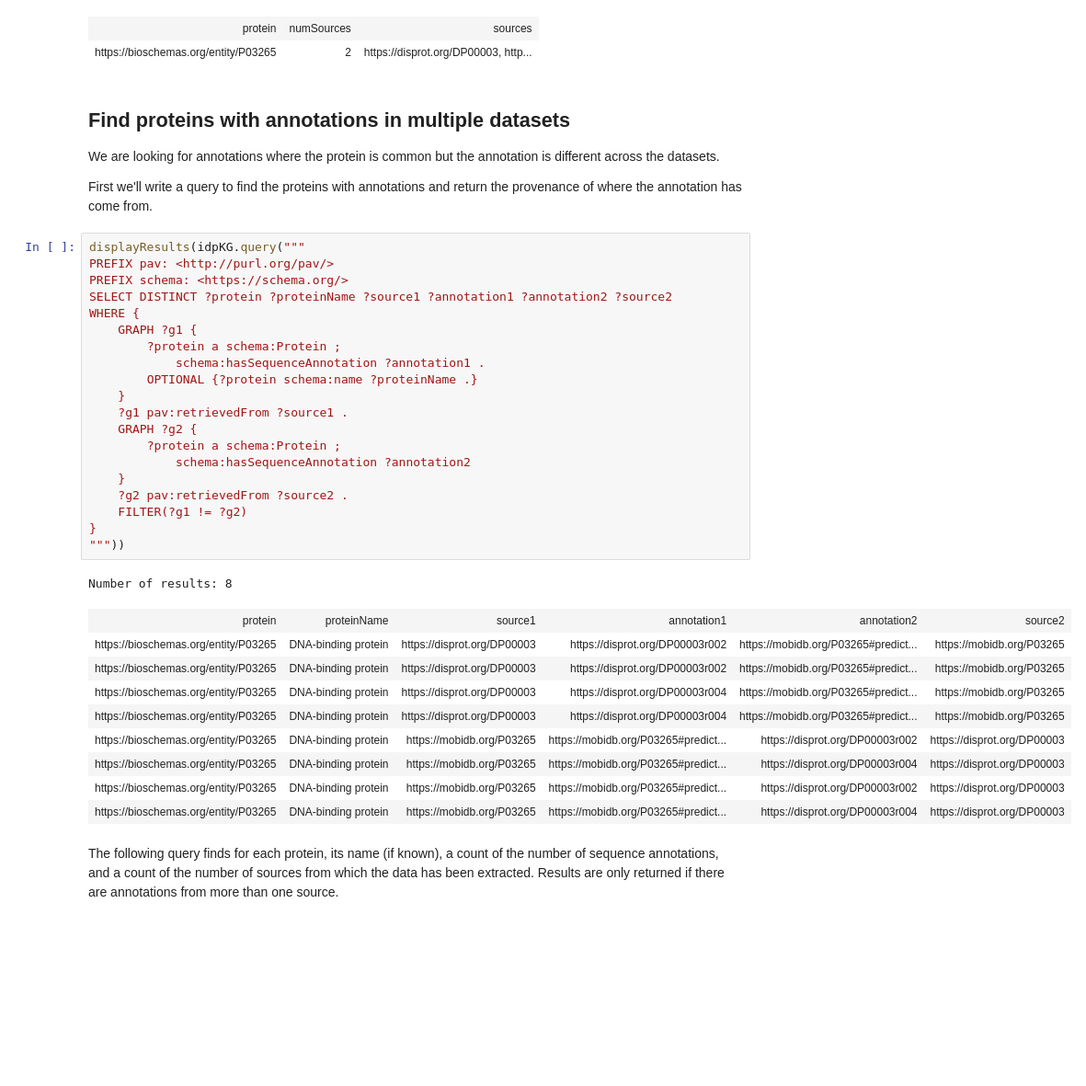
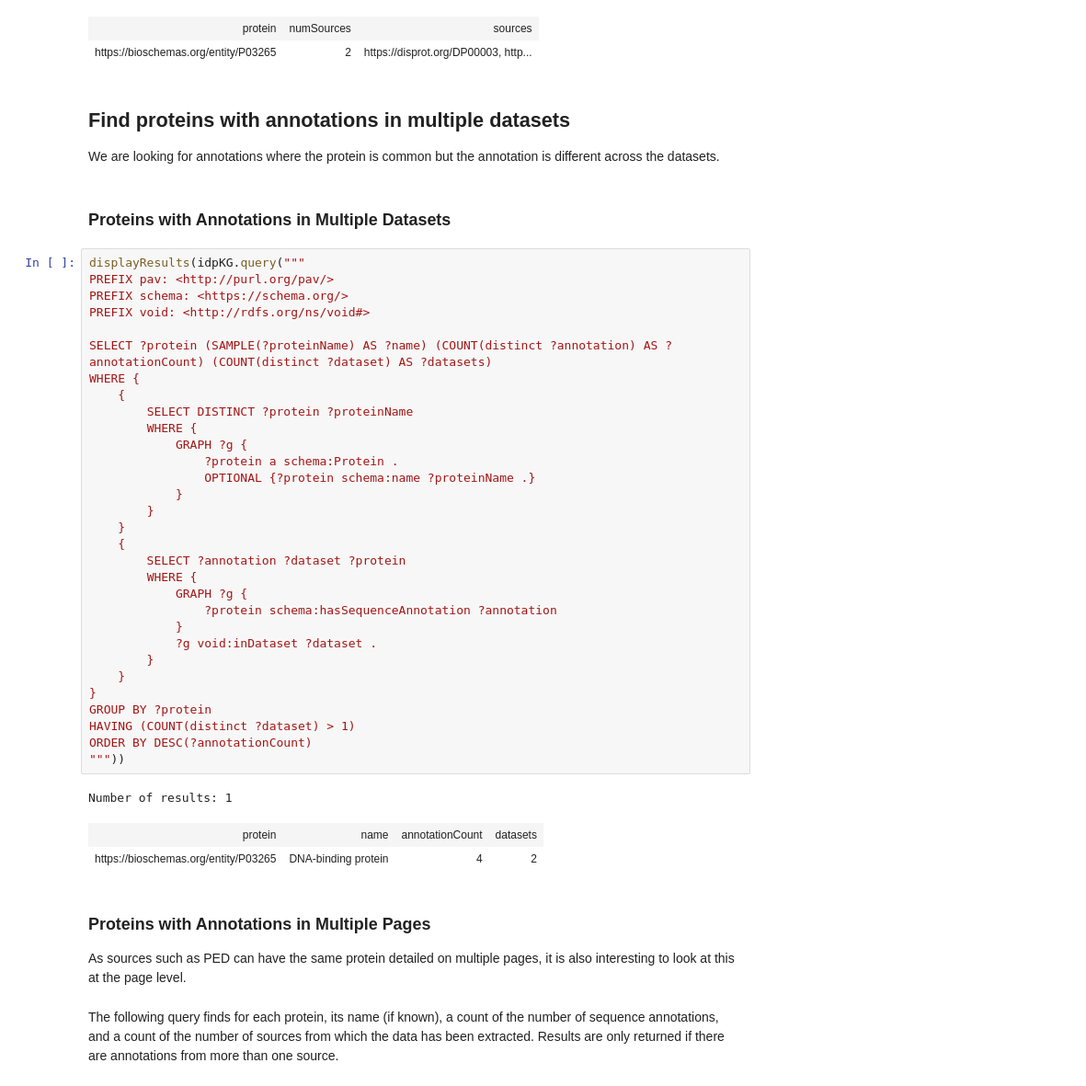
Before and after one commit to ivanmicetic/IDP-KG, a Jupyter notebook: notebooks/AnalysisQueries.ipynb, the cells around one changed output. Shown at 92% size. Saved outputs shown, nothing was run; the diff lists cells and outputs as text; blank space fills up the shorter version.

Commit message:
Updated proteins with multiple annotations

```diff
--- a/notebooks/AnalysisQueries.ipynb
+++ b/notebooks/AnalysisQueries.ipynb
@@ -587,39 +587,47 @@ Number of results: 1
 ## Find proteins with annotations in multiple datasets
 
 We are looking for annotations where the protein is common but the annotation is different across the datasets.
-
-First we'll write a query to find the proteins with annotations and return the provenance of where the annotation has come from.
+# %% [markdown]
+### Proteins with Annotations in Multiple Datasets
 # %%
 displayResults(idpKG.query("""
 PREFIX pav: <http://purl.org/pav/>
 PREFIX schema: <https://schema.org/>
-SELECT DISTINCT ?protein ?proteinName ?source1 ?annotation1 ?annotation2 ?source2
+PREFIX void: <http://rdfs.org/ns/void#>
+
+SELECT ?protein (SAMPLE(?proteinName) AS ?name) (COUNT(distinct ?annotation) AS ?annotationCount) (COUNT(distinct ?dataset) AS ?datasets)
 WHERE {
-    GRAPH ?g1 {
-        ?protein a schema:Protein ;
-            schema:hasSequenceAnnotation ?annotation1 .
-        OPTIONAL {?protein schema:name ?proteinName .}
+    {
+        SELECT DISTINCT ?protein ?proteinName
+        WHERE {
+		    GRAPH ?g {
+        		?protein a schema:Protein .
+		        OPTIONAL {?protein schema:name ?proteinName .}
+		    }
+        }
     }
-    ?g1 pav:retrievedFrom ?source1 .
-    GRAPH ?g2 {
-        ?protein a schema:Protein ;
-            schema:hasSequenceAnnotation ?annotation2
+    {
+	    SELECT ?annotation ?dataset ?protein
+    	WHERE {
+        	GRAPH ?g {
+            	?protein schema:hasSequenceAnnotation ?annotation
+	        }
+    	    ?g void:inDataset ?dataset .
+	    }
     }
-    ?g2 pav:retrievedFrom ?source2 .
-    FILTER(?g1 != ?g2)
 }
+GROUP BY ?protein
+HAVING (COUNT(distinct ?dataset) > 1)
+ORDER BY DESC(?annotationCount)
 """))
 # %% [output]
-Number of results: 8
+Number of results: 1
-| protein | proteinName | source1 | annotation1 | annotation2 | source2 |
-| https://bioschemas.org/entity/P03265 | DNA-binding protein | https://disprot.org/DP00003 | https://disprot.org/DP00003r002 | https://mobidb.org/P03265#predict... | https://mobidb.org/P03265 |
-| https://bioschemas.org/entity/P03265 | DNA-binding protein | https://disprot.org/DP00003 | https://disprot.org/DP00003r002 | https://mobidb.org/P03265#predict... | https://mobidb.org/P03265 |
-| https://bioschemas.org/entity/P03265 | DNA-binding protein | https://disprot.org/DP00003 | https://disprot.org/DP00003r004 | https://mobidb.org/P03265#predict... | https://mobidb.org/P03265 |
-| https://bioschemas.org/entity/P03265 | DNA-binding protein | https://disprot.org/DP00003 | https://disprot.org/DP00003r004 | https://mobidb.org/P03265#predict... | https://mobidb.org/P03265 |
-| https://bioschemas.org/entity/P03265 | DNA-binding protein | https://mobidb.org/P03265 | https://mobidb.org/P03265#predict... | https://disprot.org/DP00003r002 | https://disprot.org/DP00003 |
-| https://bioschemas.org/entity/P03265 | DNA-binding protein | https://mobidb.org/P03265 | https://mobidb.org/P03265#predict... | https://disprot.org/DP00003r004 | https://disprot.org/DP00003 |
-| https://bioschemas.org/entity/P03265 | DNA-binding protein | https://mobidb.org/P03265 | https://mobidb.org/P03265#predict... | https://disprot.org/DP00003r002 | https://disprot.org/DP00003 |
-| https://bioschemas.org/entity/P03265 | DNA-binding protein | https://mobidb.org/P03265 | https://mobidb.org/P03265#predict... | https://disprot.org/DP00003r004 | https://disprot.org/DP00003 |
+| protein | name | annotationCount | datasets |
+| https://bioschemas.org/entity/P03265 | DNA-binding protein | 4 | 2 |
+# %% [markdown]
+### Proteins with Annotations in Multiple Pages
+
+As sources such as PED can have the same protein detailed on multiple pages, it is also interesting to look at this at the page level.
 # %% [markdown]
 The following query finds for each protein, its name (if known), a count of the number of sequence annotations, and a count of the number of sources from which the data has been extracted. Results are only returned if there are annotations from more than one source.
 # %%
```
Also changed, not shown: parts of 3 cells of this notebook.
